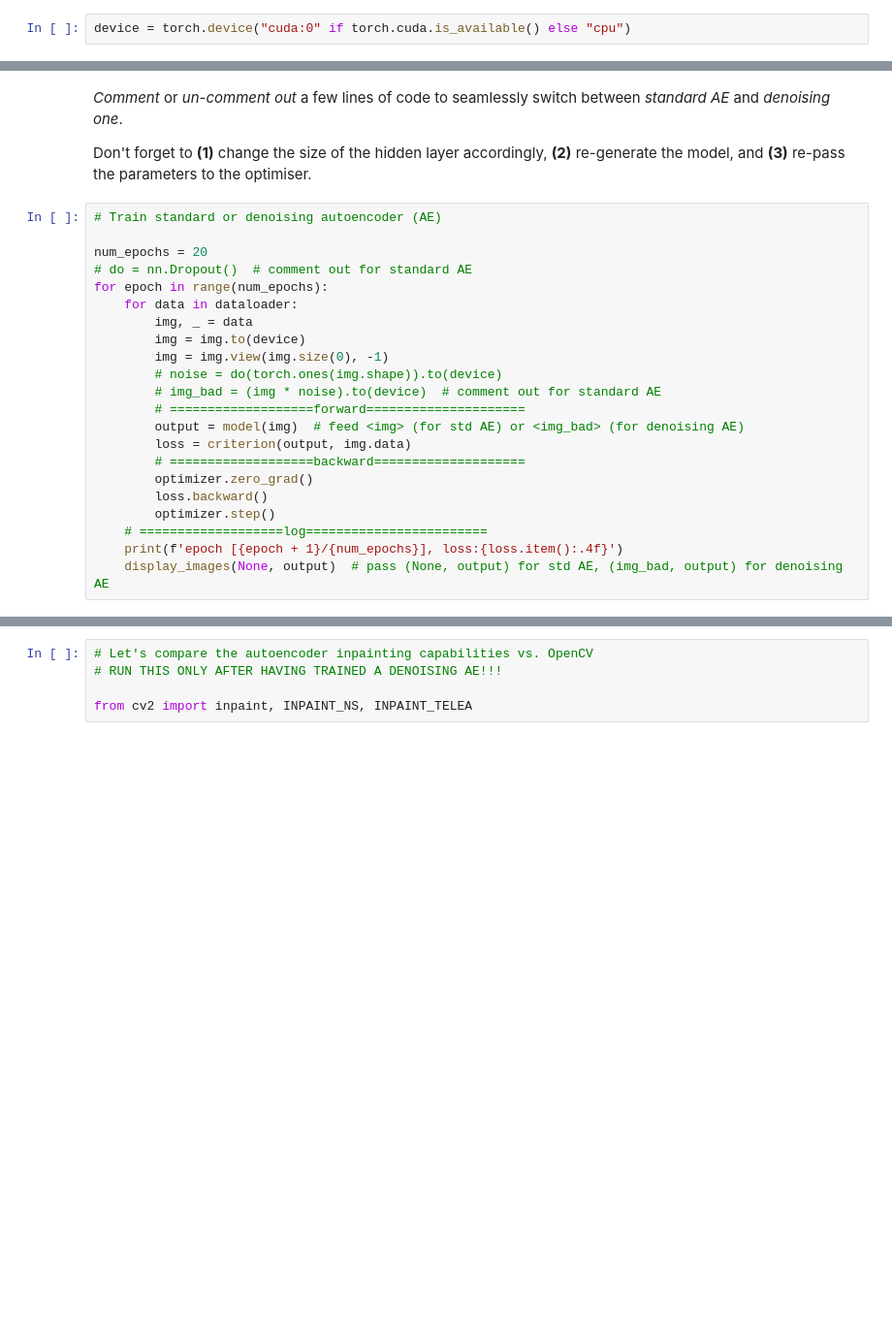
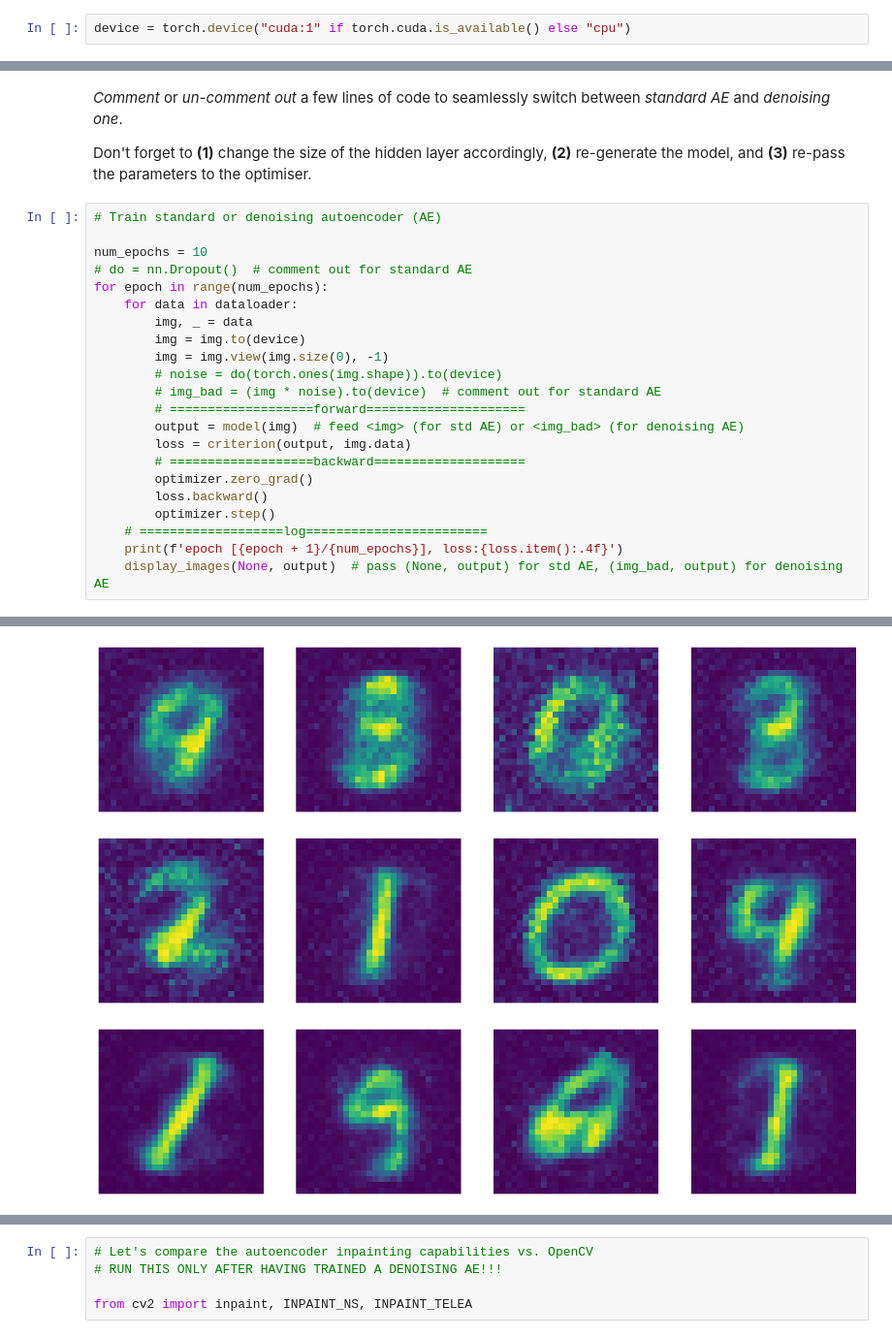
Before and after one commit to jia80H/NYU-DLSP20, a Jupyter notebook: 10-autoencoder.ipynb, the cells around one changed output, grey strips where cells are left out. Shown: that part at 97% size. Saved outputs shown, nothing was run; the diff lists cells and outputs as text; blank space fills up the shorter version.

```diff
--- a/10-autoencoder.ipynb
+++ b/10-autoencoder.ipynb
@@ -46,4 +46,4 @@ img_transform = transforms.Compose([
 dataset = MNIST('./data', transform=img_transform, download=True)
 dataloader = DataLoader(dataset, batch_size=batch_size, shuffle=True)
 # %%
-device = torch.device("cuda:0" if torch.cuda.is_available() else "cpu")
+device = torch.device("cuda:1" if torch.cuda.is_available() else "cpu")
@@ -89,7 +95,7 @@ Don't forget to **(1)** change the size of the hidden layer accordingly, **(2)**
 # %%
 # Train standard or denoising autoencoder (AE)
 
-num_epochs = 20
+num_epochs = 10
 # do = nn.Dropout()  # comment out for standard AE
 for epoch in range(num_epochs):
     for data in dataloader:
@@ -108,3 +114,4 @@ for epoch in range(num_epochs):
     # ===================log========================
     print(f'epoch [{epoch + 1}/{num_epochs}], loss:{loss.item():.4f}')
     display_images(None, output)  # pass (None, output) for std AE, (img_bad, output) for denoising AE
+# %% [output]
@@ -110,0 +128,3 @@ for epoch in range(num_epochs):
+[figure, added]
+[figure, added]
+[figure, added]
```
Also changed, not shown: parts of 7 cells of this notebook.
